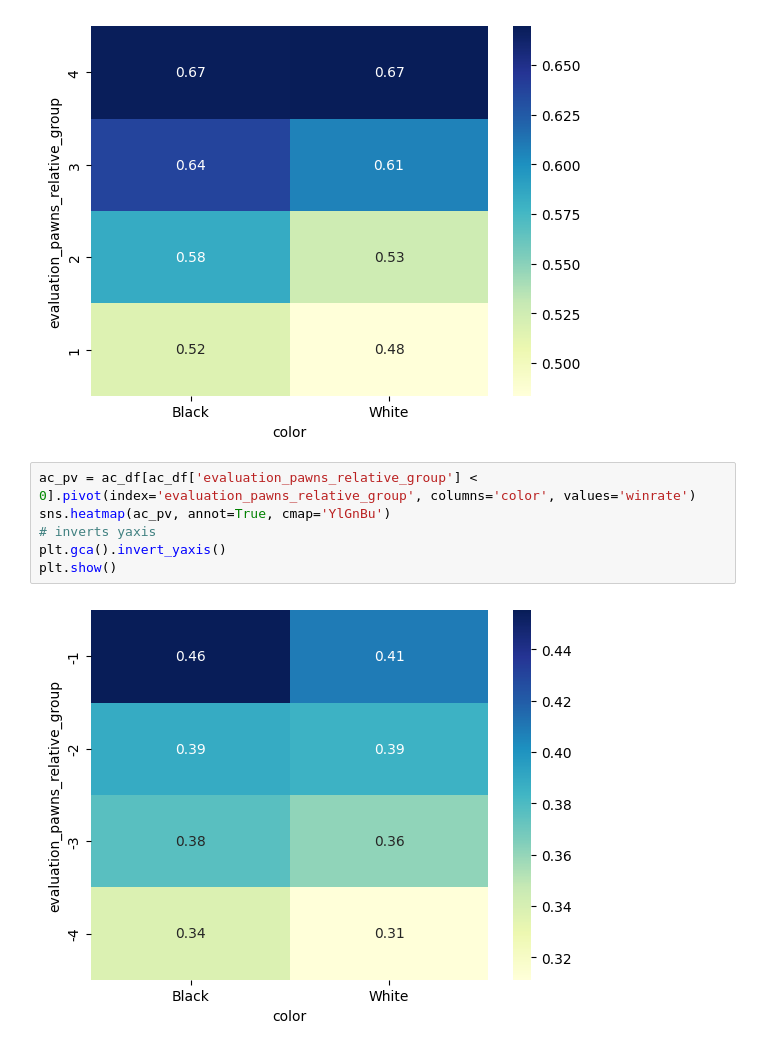
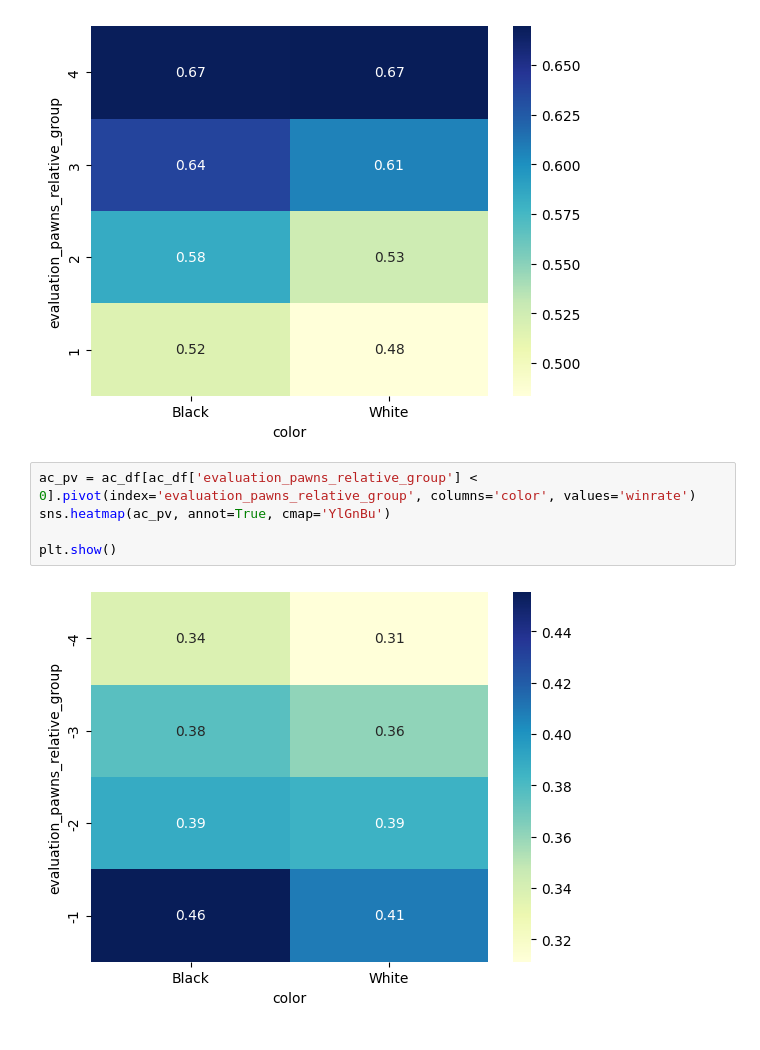
Before and after one commit to rosolimo212/chess_evaluater, a Jupyter notebook: show_stat.ipynb, the cells around one changed output. Saved outputs shown, nothing was run; the diff lists cells and outputs as text.

```diff
--- a/show_stat.ipynb
+++ b/show_stat.ipynb
@@ -115,8 +115,7 @@ plt.show()
 # %%
 ac_pv = ac_df[ac_df['evaluation_pawns_relative_group'] < 0].pivot(index='evaluation_pawns_relative_group', columns='color', values='winrate')
 sns.heatmap(ac_pv, annot=True, cmap='YlGnBu')
-# inverts yaxis
-plt.gca().invert_yaxis()
+
 plt.show()
 # %% [output]
-[figure, old version]
+[figure, new version]
```
Also changed, not shown: 1 other file.
